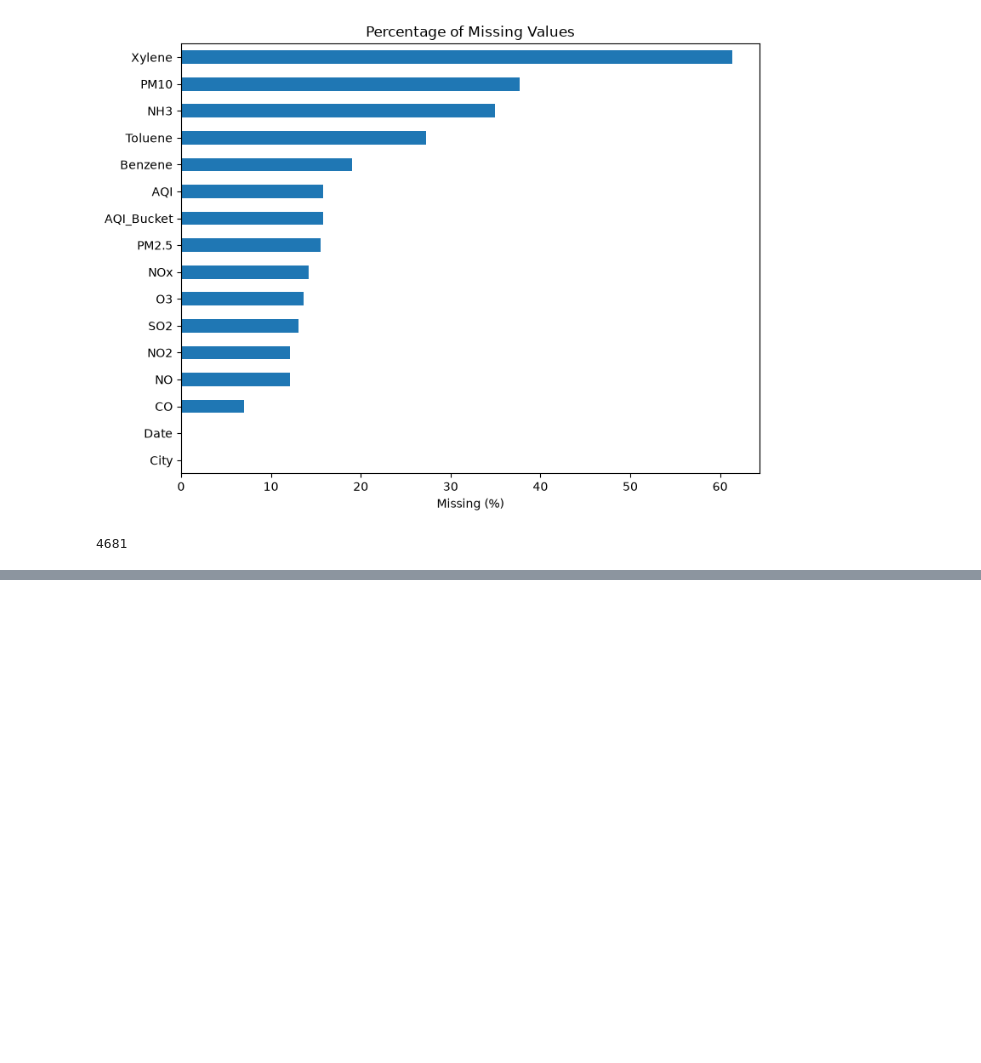
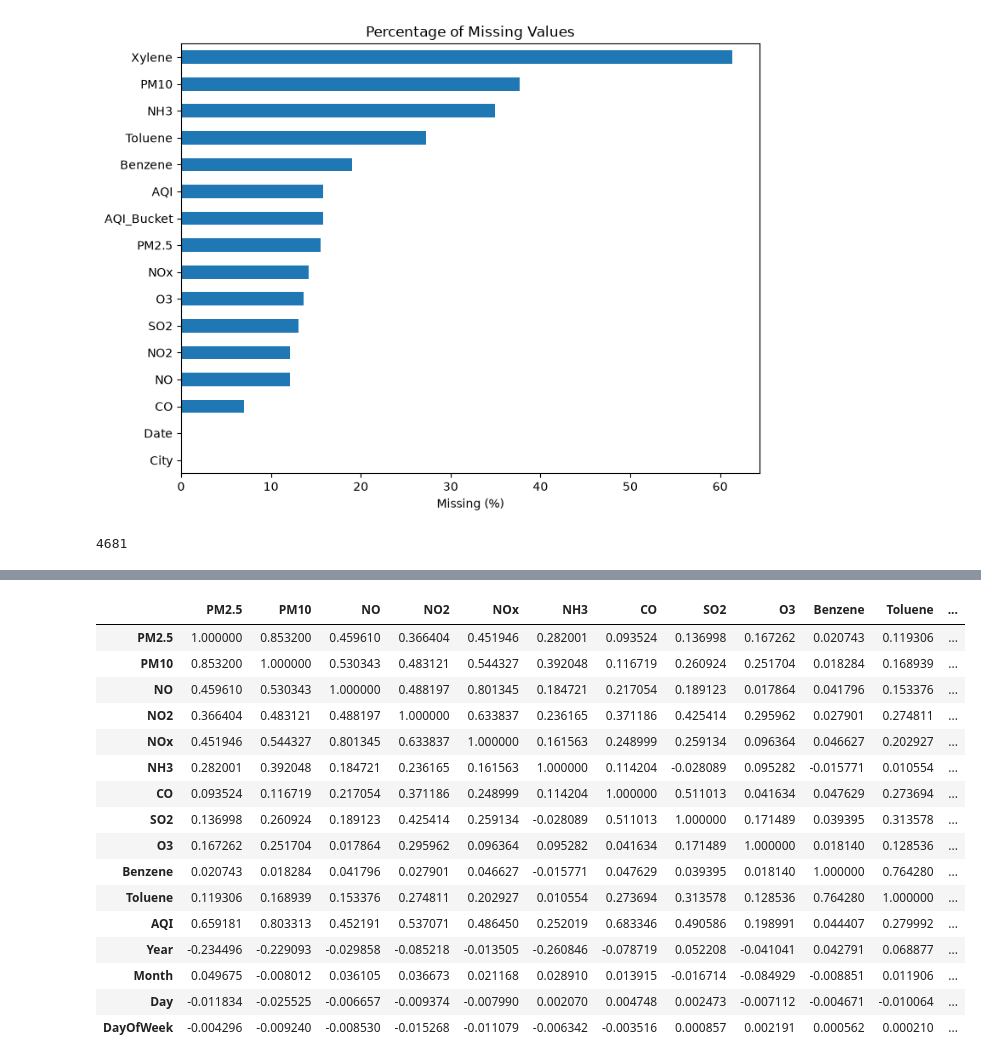
Before and after one commit to NAVYA1709/AirGuard-AI, a Jupyter notebook: notebooks/01_data_exploration.ipynb, the cells around one changed output, grey strips where cells are left out. Saved outputs shown, nothing was run; the diff lists cells and outputs as text; code cells hidden in the pictures; blank space fills up the shorter version.

```diff
--- a/notebooks/01_data_exploration.ipynb
+++ b/notebooks/01_data_exploration.ipynb
@@ -271,0 +281,5 @@ df_model.to_csv("../data/cleaned_data.csv", index=False)
+# %%
+df_model["Year"] = df_model["Date"].dt.year
+df_model["Month"] = df_model["Date"].dt.month
+df_model["Day"] = df_model["Date"].dt.day
+df_model["DayOfWeek"] = df_model["Date"].dt.dayofweek
@@ -271,0 +363,21 @@ df_model.to_csv("../data/cleaned_data.csv", index=False)
+# %%
+correlation = df_model.select_dtypes(include=["number"]).corr()
+correlation
+# %% [output]
+|  | PM2.5 | PM10 | NO | NO2 | NOx | NH3 | CO | SO2 | O3 | Benzene | Toluene | ... |
+| PM2.5 | 1.000000 | 0.853200 | 0.459610 | 0.366404 | 0.451946 | 0.282001 | 0.093524 | 0.136998 | 0.167262 | 0.020743 | 0.119306 | ... |
+| PM10 | 0.853200 | 1.000000 | 0.530343 | 0.483121 | 0.544327 | 0.392048 | 0.116719 | 0.260924 | 0.251704 | 0.018284 | 0.168939 | ... |
+| NO | 0.459610 | 0.530343 | 1.000000 | 0.488197 | 0.801345 | 0.184721 | 0.217054 | 0.189123 | 0.017864 | 0.041796 | 0.153376 | ... |
+| NO2 | 0.366404 | 0.483121 | 0.488197 | 1.000000 | 0.633837 | 0.236165 | 0.371186 | 0.425414 | 0.295962 | 0.027901 | 0.274811 | ... |
+| NOx | 0.451946 | 0.544327 | 0.801345 | 0.633837 | 1.000000 | 0.161563 | 0.248999 | 0.259134 | 0.096364 | 0.046627 | 0.202927 | ... |
+| NH3 | 0.282001 | 0.392048 | 0.184721 | 0.236165 | 0.161563 | 1.000000 | 0.114204 | -0.028089 | 0.095282 | -0.015771 | 0.010554 | ... |
+| CO | 0.093524 | 0.116719 | 0.217054 | 0.371186 | 0.248999 | 0.114204 | 1.000000 | 0.511013 | 0.041634 | 0.047629 | 0.273694 | ... |
+| SO2 | 0.136998 | 0.260924 | 0.189123 | 0.425414 | 0.259134 | -0.028089 | 0.511013 | 1.000000 | 0.171489 | 0.039395 | 0.313578 | ... |
+| O3 | 0.167262 | 0.251704 | 0.017864 | 0.295962 | 0.096364 | 0.095282 | 0.041634 | 0.171489 | 1.000000 | 0.018140 | 0.128536 | ... |
+| Benzene | 0.020743 | 0.018284 | 0.041796 | 0.027901 | 0.046627 | -0.015771 | 0.047629 | 0.039395 | 0.018140 | 1.000000 | 0.764280 | ... |
+| Toluene | 0.119306 | 0.168939 | 0.153376 | 0.274811 | 0.202927 | 0.010554 | 0.273694 | 0.313578 | 0.128536 | 0.764280 | 1.000000 | ... |
+| AQI | 0.659181 | 0.803313 | 0.452191 | 0.537071 | 0.486450 | 0.252019 | 0.683346 | 0.490586 | 0.198991 | 0.044407 | 0.279992 | ... |
+| Year | -0.234496 | -0.229093 | -0.029858 | -0.085218 | -0.013505 | -0.260846 | -0.078719 | 0.052208 | -0.041041 | 0.042791 | 0.068877 | ... |
+| Month | 0.049675 | -0.008012 | 0.036105 | 0.036673 | 0.021168 | 0.028910 | 0.013915 | -0.016714 | -0.084929 | -0.008851 | 0.011906 | ... |
+| Day | -0.011834 | -0.025525 | -0.006657 | -0.009374 | -0.007990 | 0.002070 | 0.004748 | 0.002473 | -0.007112 | -0.004671 | -0.010064 | ... |
+| DayOfWeek | -0.004296 | -0.009240 | -0.008530 | -0.015268 | -0.011079 | -0.006342 | -0.003516 | 0.000857 | 0.002191 | 0.000562 | 0.000210 | ... |
```
Also changed, not shown: parts of 46 cells of this notebook, 1 other file.
